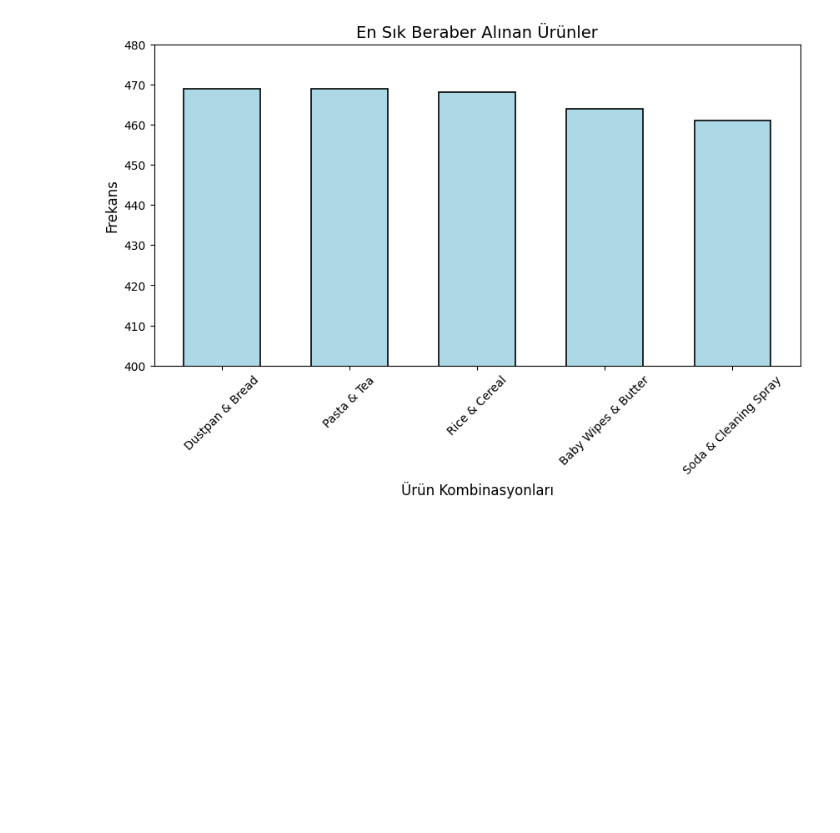
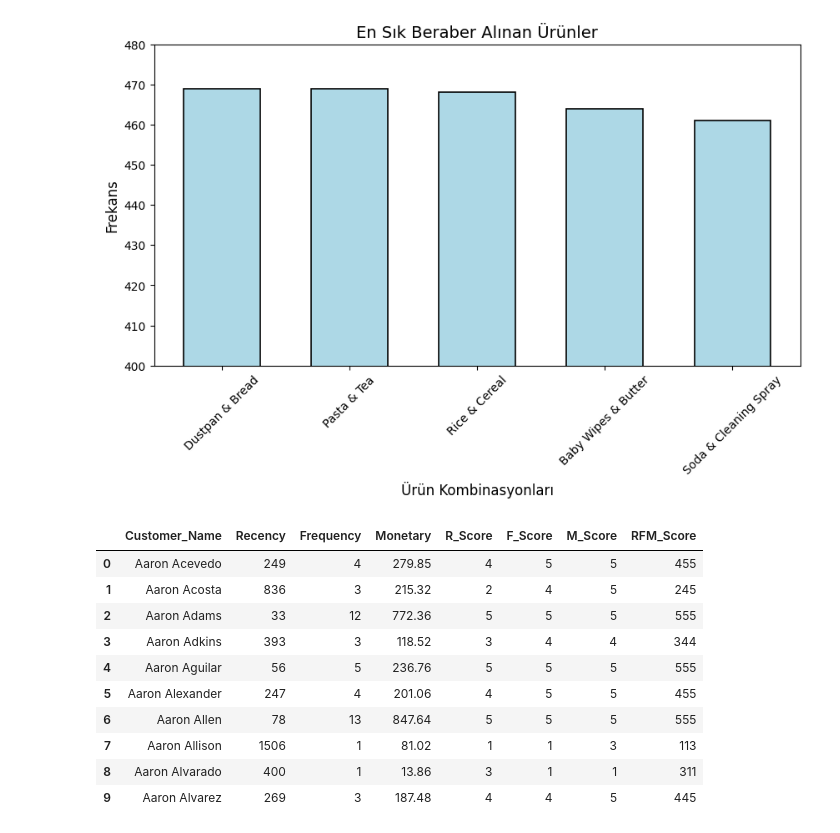
Before and after one commit to bersankilic/retail_transactions_analysis, a Jupyter notebook: veri_madenciligi.ipynb, the cells around one changed output. Cells and saved outputs as stored; diff of their text form; code cells hidden in the pictures; blank space fills up the shorter version.

```diff
--- a/veri_madenciligi.ipynb
+++ b/veri_madenciligi.ipynb
@@ -325,3 +392,33 @@ plt.yticks(fontsize=10)
 plt.show()
 # %% [output]
 [figure]
+# %%
+# Recency, Frequency ve Monetary değerlerinin hesaplanması
+# Recency: Müşterinin son alışveriş yaptığı tarihten itibaren geçen gün sayısı
+# Frequency: Müşterinin toplam alışveriş sayısı
+# Monetary: Müşterinin toplam harcama miktarı
+df['Date'] = pd.to_datetime(df['Date'])
+latest_date = df['Date'].max()
+rfm = df.groupby('Customer_Name').agg({
+    'Date': lambda x: (latest_date - x.max()).days,
+    'Transaction_ID': 'count',
+    'Total_Cost': 'sum'
+}).reset_index()
+rfm.columns = ['Customer_Name', 'Recency', 'Frequency', 'Monetary']
+rfm['R_Score'] = pd.qcut(rfm['Recency'], 5, labels=[5, 4, 3, 2, 1])
+rfm['F_Score'] = pd.qcut(rfm['Frequency'].rank(method='first'), 5, labels=[1, 2, 3, 4, 5])
+rfm['M_Score'] = pd.qcut(rfm['Monetary'], 5, labels=[1, 2, 3, 4, 5])
+rfm['RFM_Score'] = rfm['R_Score'].astype(str) + rfm['F_Score'].astype(str) + rfm['M_Score'].astype(str)
+rfm.head(10)
+# %% [output]
+|  | Customer_Name | Recency | Frequency | Monetary | R_Score | F_Score | M_Score | RFM_Score |
+| 0 | Aaron Acevedo | 249 | 4 | 279.85 | 4 | 5 | 5 | 455 |
+| 1 | Aaron Acosta | 836 | 3 | 215.32 | 2 | 4 | 5 | 245 |
+| 2 | Aaron Adams | 33 | 12 | 772.36 | 5 | 5 | 5 | 555 |
+| 3 | Aaron Adkins | 393 | 3 | 118.52 | 3 | 4 | 4 | 344 |
+| 4 | Aaron Aguilar | 56 | 5 | 236.76 | 5 | 5 | 5 | 555 |
+| 5 | Aaron Alexander | 247 | 4 | 201.06 | 4 | 5 | 5 | 455 |
+| 6 | Aaron Allen | 78 | 13 | 847.64 | 5 | 5 | 5 | 555 |
+| 7 | Aaron Allison | 1506 | 1 | 81.02 | 1 | 1 | 3 | 113 |
+| 8 | Aaron Alvarado | 400 | 1 | 13.86 | 3 | 1 | 1 | 311 |
+| 9 | Aaron Alvarez | 269 | 3 | 187.48 | 4 | 4 | 5 | 445 |
```
Also changed, not shown: parts of 7 cells of this notebook, 1 other file.
